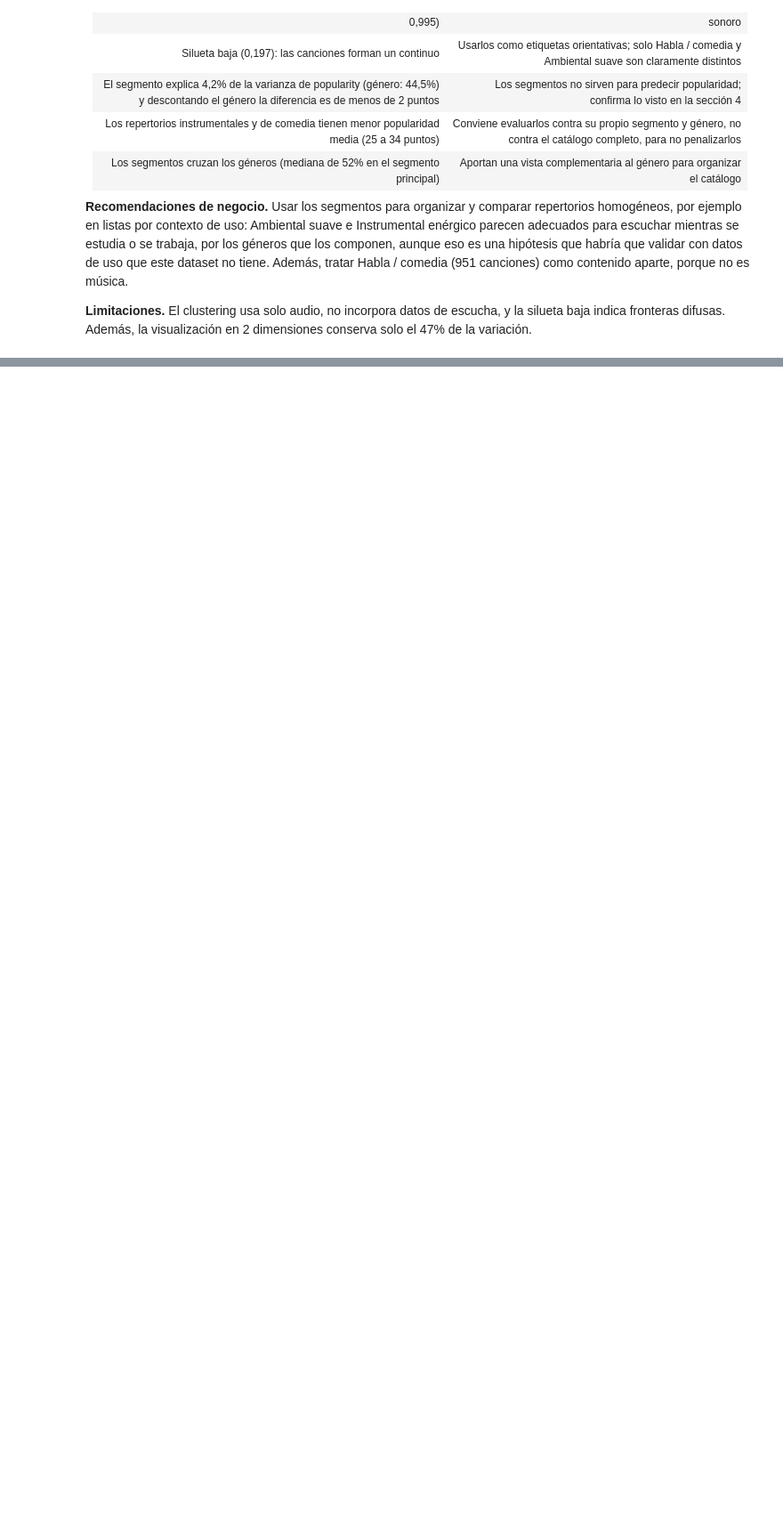
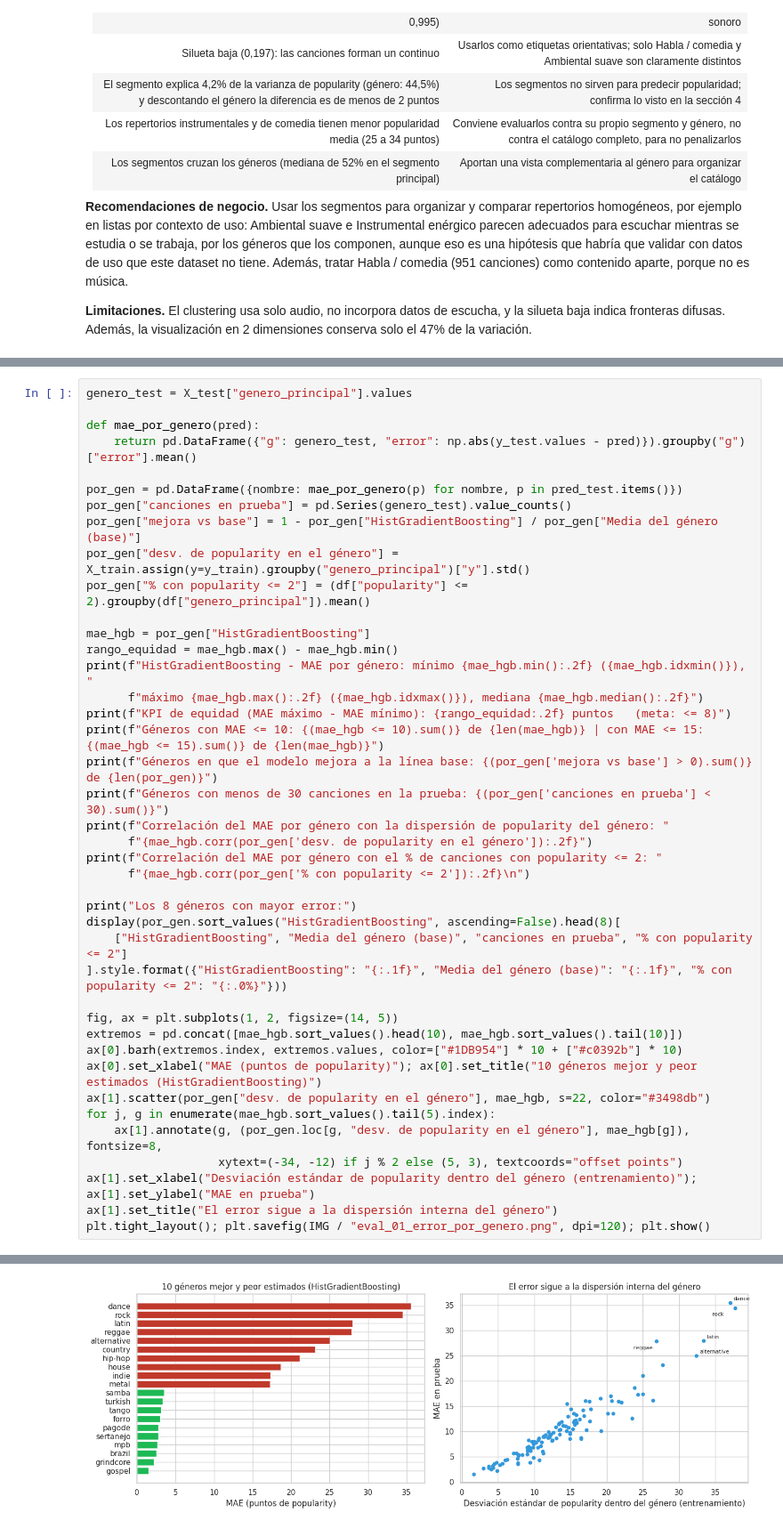
Before and after one commit to JeanBiza/ep-ml-spotify, a Jupyter notebook: notebook/EP2_ML.ipynb, the cells around one changed output, grey strips where cells are left out. Shown at 89% size. Drawn from its saved outputs; the diff is of its cells as text; blank space fills up the shorter version.

Commit message:
evaluacion de modelos, aspectos eticos y conclusiones

```diff
--- a/notebook/EP2_ML.ipynb
+++ b/notebook/EP2_ML.ipynb
@@ -1228,0 +1292,42 @@ La **nitidez**, en cambio, es limitada. La silueta promedio (0,197) es baja y po
+# %%
+genero_test = X_test["genero_principal"].values
+
+def mae_por_genero(pred):
+    return pd.DataFrame({"g": genero_test, "error": np.abs(y_test.values - pred)}).groupby("g")["error"].mean()
+
+por_gen = pd.DataFrame({nombre: mae_por_genero(p) for nombre, p in pred_test.items()})
+por_gen["canciones en prueba"] = pd.Series(genero_test).value_counts()
+por_gen["mejora vs base"] = 1 - por_gen["HistGradientBoosting"] / por_gen["Media del género (base)"]
+por_gen["desv. de popularity en el género"] = X_train.assign(y=y_train).groupby("genero_principal")["y"].std()
+por_gen["% con popularity <= 2"] = (df["popularity"] <= 2).groupby(df["genero_principal"]).mean()
+
+mae_hgb = por_gen["HistGradientBoosting"]
+rango_equidad = mae_hgb.max() - mae_hgb.min()
+print(f"HistGradientBoosting - MAE por género: mínimo {mae_hgb.min():.2f} ({mae_hgb.idxmin()}), "
+      f"máximo {mae_hgb.max():.2f} ({mae_hgb.idxmax()}), mediana {mae_hgb.median():.2f}")
+print(f"KPI de equidad (MAE máximo - MAE mínimo): {rango_equidad:.2f} puntos   (meta: <= 8)")
+print(f"Géneros con MAE <= 10: {(mae_hgb <= 10).sum()} de {len(mae_hgb)} | con MAE <= 15: {(mae_hgb <= 15).sum()} de {len(mae_hgb)}")
+print(f"Géneros en que el modelo mejora a la línea base: {(por_gen['mejora vs base'] > 0).sum()} de {len(por_gen)}")
+print(f"Géneros con menos de 30 canciones en la prueba: {(por_gen['canciones en prueba'] < 30).sum()}")
+print(f"Correlación del MAE por género con la dispersión de popularity del género: "
+      f"{mae_hgb.corr(por_gen['desv. de popularity en el género']):.2f}")
+print(f"Correlación del MAE por género con el % de canciones con popularity <= 2: "
+      f"{mae_hgb.corr(por_gen['% con popularity <= 2']):.2f}\n")
+
+print("Los 8 géneros con mayor error:")
+display(por_gen.sort_values("HistGradientBoosting", ascending=False).head(8)[
+    ["HistGradientBoosting", "Media del género (base)", "canciones en prueba", "% con popularity <= 2"]
+].style.format({"HistGradientBoosting": "{:.1f}", "Media del género (base)": "{:.1f}", "% con popularity <= 2": "{:.0%}"}))
+
+fig, ax = plt.subplots(1, 2, figsize=(14, 5))
+extremos = pd.concat([mae_hgb.sort_values().head(10), mae_hgb.sort_values().tail(10)])
+ax[0].barh(extremos.index, extremos.values, color=["#1DB954"] * 10 + ["#c0392b"] * 10)
+ax[0].set_xlabel("MAE (puntos de popularity)"); ax[0].set_title("10 géneros mejor y peor estimados (HistGradientBoosting)")
+ax[1].scatter(por_gen["desv. de popularity en el género"], mae_hgb, s=22, color="#3498db")
+for j, g in enumerate(mae_hgb.sort_values().tail(5).index):
+    ax[1].annotate(g, (por_gen.loc[g, "desv. de popularity en el género"], mae_hgb[g]), fontsize=8,
+                   xytext=(-34, -12) if j % 2 else (5, 3), textcoords="offset points")
+ax[1].set_xlabel("Desviación estándar de popularity dentro del género (entrenamiento)"); ax[1].set_ylabel("MAE en prueba")
+ax[1].set_title("El error sigue a la dispersión interna del género")
+plt.tight_layout(); plt.savefig(IMG / "eval_01_error_por_genero.png", dpi=120); plt.show()
+# %% [output]
@@ -1228,0 +1353 @@ La **nitidez**, en cambio, es limitada. La silueta promedio (0,197) es baja y po
+[figure, added]
```
Also changed, not shown: parts of 18 cells of this notebook.
